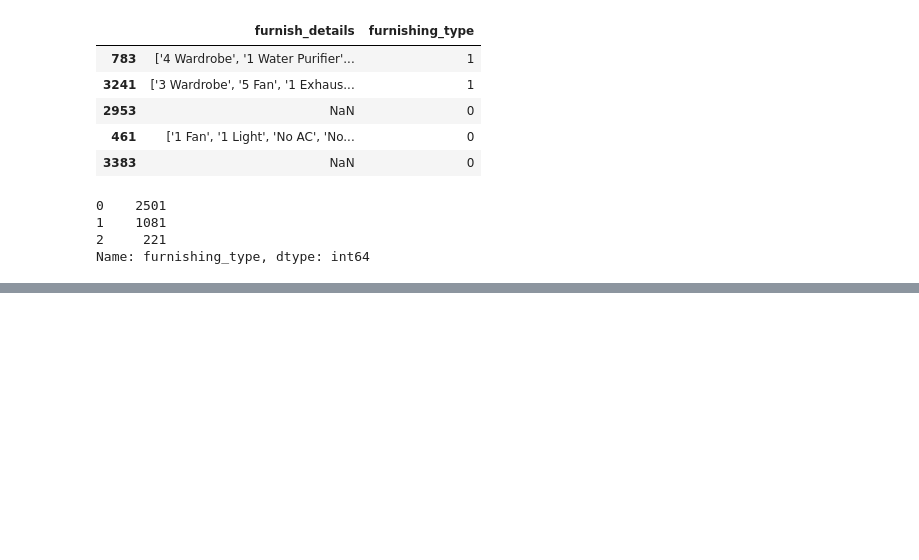
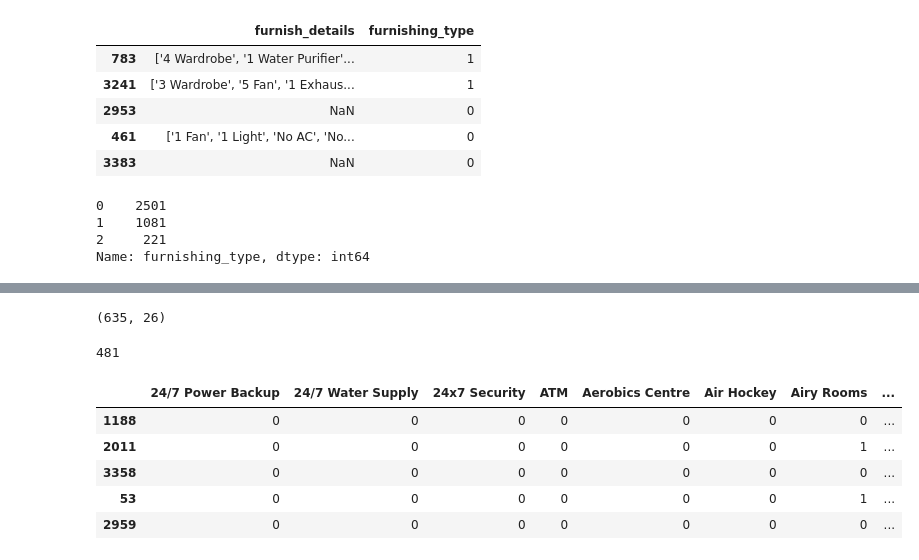
Before and after one commit to cipher499/real_estate_proj, a Jupyter notebook: feature_engineering.ipynb, the cells around one changed output, grey strips where cells are left out. Drawn from its saved outputs; the diff is of its cells as text; code cells hidden in the pictures; blank space fills up the shorter version.

```diff
--- a/feature_engineering.ipynb
+++ b/feature_engineering.ipynb
@@ -470,0 +488,6 @@ Name: furnishing_type, dtype: int64
+# %%
+# create a df containing all the rows in which features column of df is null
+df_temp = df[df['features'].isnull()]
+df_temp.shape
+# %% [output]
+(635, 26)
@@ -470,0 +497,6 @@ Name: furnishing_type, dtype: int64
+# %%
+# fill the null rows in features column using the values obtained above
+df.loc[df_temp.index, 'features'] = x.values
+df['features'].isnull().sum()
+# %% [output]
+481
@@ -470,0 +516,9 @@ Name: furnishing_type, dtype: int64
+# %%
+features_binary_df.sample(5)
+# %% [output]
+|  | 24/7 Power Backup | 24/7 Water Supply | 24x7 Security | ATM | Aerobics Centre | Air Hockey | Airy Rooms | ... |
+| 1188 | 0 | 0 | 0 | 0 | 0 | 0 | 0 | ... |
+| 2011 | 0 | 0 | 0 | 0 | 0 | 0 | 1 | ... |
+| 3358 | 0 | 0 | 0 | 0 | 0 | 0 | 0 | ... |
+| 53 | 0 | 0 | 0 | 0 | 0 | 0 | 1 | ... |
+| 2959 | 0 | 0 | 0 | 0 | 0 | 0 | 0 | ... |
```
Also changed, not shown: parts of 33 cells of this notebook, 2 other files.
